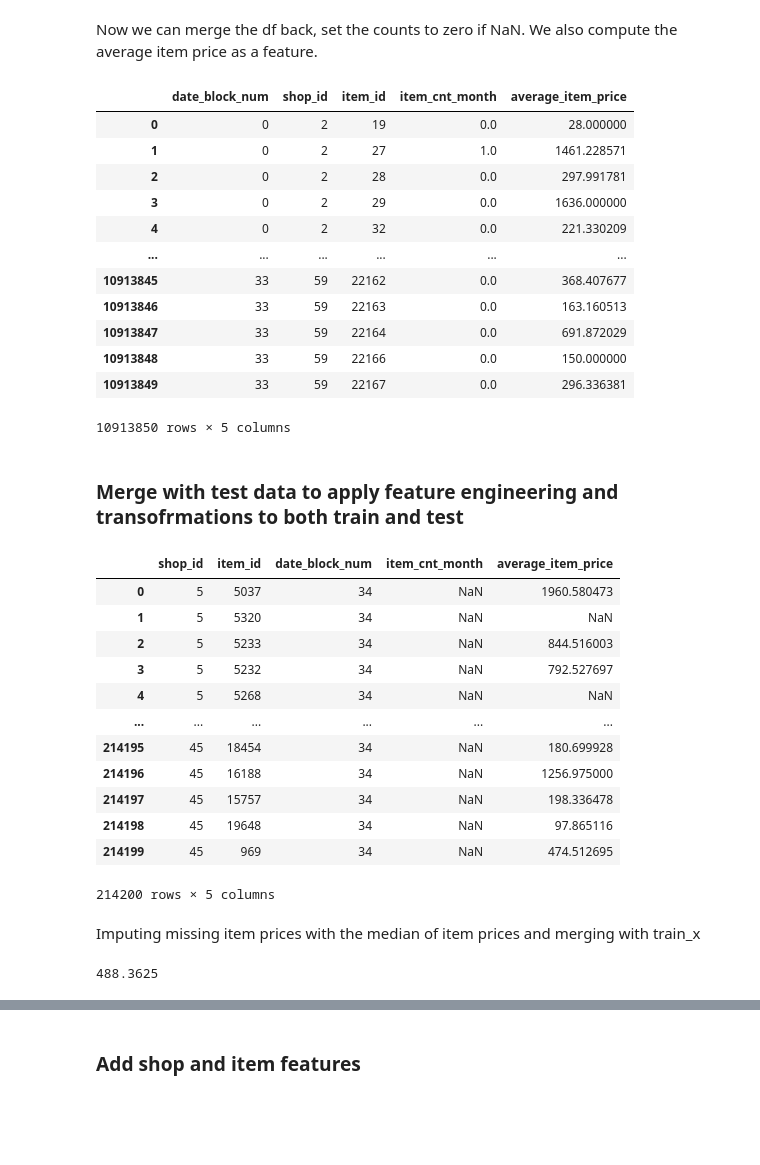
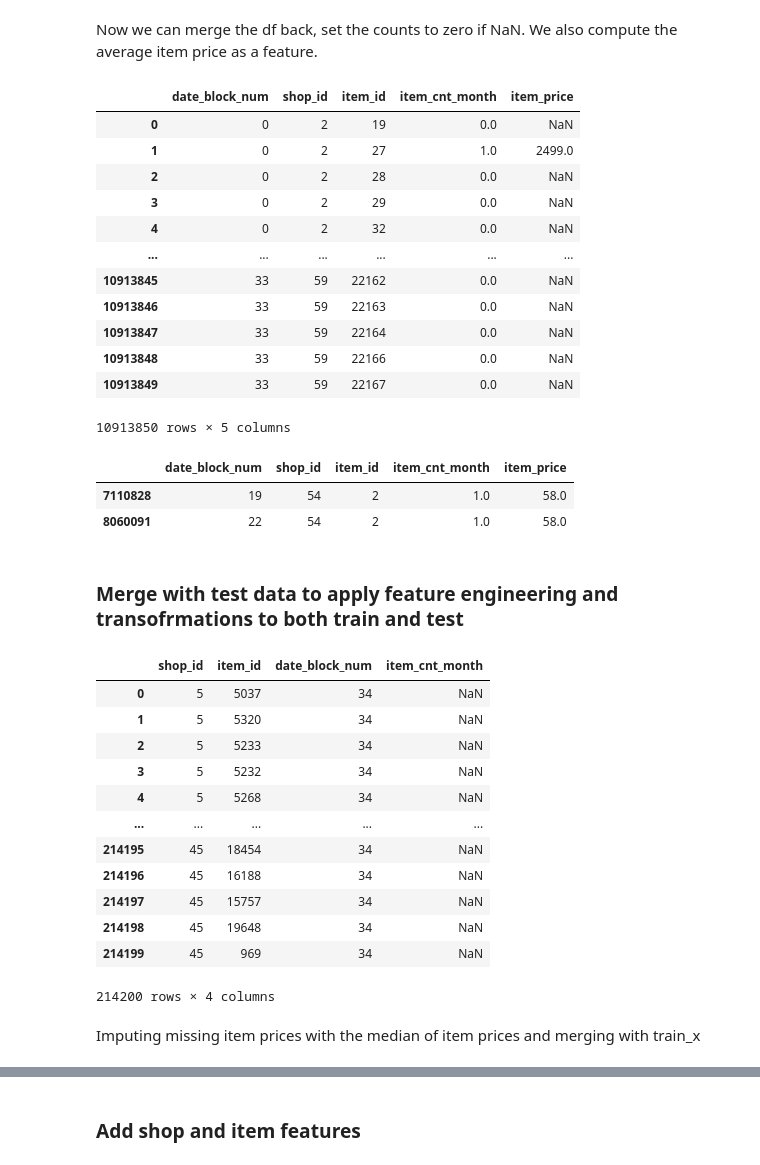
Before and after one commit to jrnhofman/Kaggle, a Jupyter notebook: competitive_data_science/final_project/predict_sales.ipynb, the cells around one changed output, grey strips where cells are left out. Saved outputs shown, nothing was run; the diff lists cells and outputs as text; code cells hidden in the pictures; blank space fills up the shorter version.

```diff
--- a/competitive_data_science/final_project/predict_sales.ipynb
+++ b/competitive_data_science/final_project/predict_sales.ipynb
@@ -532,21 +549,19 @@ Now we can merge the df back, set the counts to zero if NaN. We also compute the
 # %%
 train_x = matrix.merge(train_x,on=['date_block_num','shop_id','item_id'],how='left')
 train_x['item_cnt_day'] = train_x['item_cnt_day'].fillna(0)
-train_x['average_item_price'] = train_x.groupby('item_id')['item_price'].transform('mean')
 train_x = train_x.rename(mapper={'item_cnt_day':'item_cnt_month'},axis=1)
-train_x = train_x.drop(axis=1,columns=['item_price'])
 train_x
 # %% [output]
-|  | date_block_num | shop_id | item_id | item_cnt_month | average_item_price |
-| 0 | 0 | 2 | 19 | 0.0 | 28.000000 |
-| 1 | 0 | 2 | 27 | 1.0 | 1461.228571 |
-| 2 | 0 | 2 | 28 | 0.0 | 297.991781 |
-| 3 | 0 | 2 | 29 | 0.0 | 1636.000000 |
-| 4 | 0 | 2 | 32 | 0.0 | 221.330209 |
+|  | date_block_num | shop_id | item_id | item_cnt_month | item_price |
+| 0 | 0 | 2 | 19 | 0.0 | NaN |
+| 1 | 0 | 2 | 27 | 1.0 | 2499.0 |
+| 2 | 0 | 2 | 28 | 0.0 | NaN |
+| 3 | 0 | 2 | 29 | 0.0 | NaN |
+| 4 | 0 | 2 | 32 | 0.0 | NaN |
 | ... | ... | ... | ... | ... | ... |
-| 10913845 | 33 | 59 | 22162 | 0.0 | 368.407677 |
-| 10913846 | 33 | 59 | 22163 | 0.0 | 163.160513 |
-| 10913847 | 33 | 59 | 22164 | 0.0 | 691.872029 |
-| 10913848 | 33 | 59 | 22166 | 0.0 | 150.000000 |
-| 10913849 | 33 | 59 | 22167 | 0.0 | 296.336381 |
+| 10913845 | 33 | 59 | 22162 | 0.0 | NaN |
+| 10913846 | 33 | 59 | 22163 | 0.0 | NaN |
+| 10913847 | 33 | 59 | 22164 | 0.0 | NaN |
+| 10913848 | 33 | 59 | 22166 | 0.0 | NaN |
+| 10913849 | 33 | 59 | 22167 | 0.0 | NaN |
 10913850 rows × 5 columns
@@ -555,28 +568,29 @@ item_prices = train_x[['average_item_price','item_id']].drop_duplicates()
+# %%
+train_x[(train_x.item_id==2) & (train_x.shop_id==54)]
+# %% [output]
+|  | date_block_num | shop_id | item_id | item_cnt_month | item_price |
+| 7110828 | 19 | 54 | 2 | 1.0 | 58.0 |
+| 8060091 | 22 | 54 | 2 | 1.0 | 58.0 |
 # %% [markdown]
 ### Merge with test data to apply feature engineering and transofrmations to both train and test
 # %%
 test_x = test.drop('ID',axis=1).copy()
 test_x['date_block_num'] = 34
 test_x['item_cnt_month'] = np.NAN
-test_x = test_x.merge(item_prices,on=['item_id'],how='left')
 test_x
 # %% [output]
-|  | shop_id | item_id | date_block_num | item_cnt_month | average_item_price |
-| 0 | 5 | 5037 | 34 | NaN | 1960.580473 |
-| 1 | 5 | 5320 | 34 | NaN | NaN |
-| 2 | 5 | 5233 | 34 | NaN | 844.516003 |
-| 3 | 5 | 5232 | 34 | NaN | 792.527697 |
-| 4 | 5 | 5268 | 34 | NaN | NaN |
-| ... | ... | ... | ... | ... | ... |
-| 214195 | 45 | 18454 | 34 | NaN | 180.699928 |
-| 214196 | 45 | 16188 | 34 | NaN | 1256.975000 |
-| 214197 | 45 | 15757 | 34 | NaN | 198.336478 |
-| 214198 | 45 | 19648 | 34 | NaN | 97.865116 |
-| 214199 | 45 | 969 | 34 | NaN | 474.512695 |
+|  | shop_id | item_id | date_block_num | item_cnt_month |
+| 0 | 5 | 5037 | 34 | NaN |
+| 1 | 5 | 5320 | 34 | NaN |
+| 2 | 5 | 5233 | 34 | NaN |
+| 3 | 5 | 5232 | 34 | NaN |
+| 4 | 5 | 5268 | 34 | NaN |
+| ... | ... | ... | ... | ... |
+| 214195 | 45 | 18454 | 34 | NaN |
+| 214196 | 45 | 16188 | 34 | NaN |
+| 214197 | 45 | 15757 | 34 | NaN |
+| 214198 | 45 | 19648 | 34 | NaN |
+| 214199 | 45 | 969 | 34 | NaN |
-214200 rows × 5 columns
+214200 rows × 4 columns
 # %% [markdown]
 Imputing missing item prices with the median of item prices and merging with train_x
-# %%
-test_x.average_item_price.median()
-# %% [output]
-488.3625
```
Also changed, not shown: parts of 54 cells of this notebook, 1 other file.
